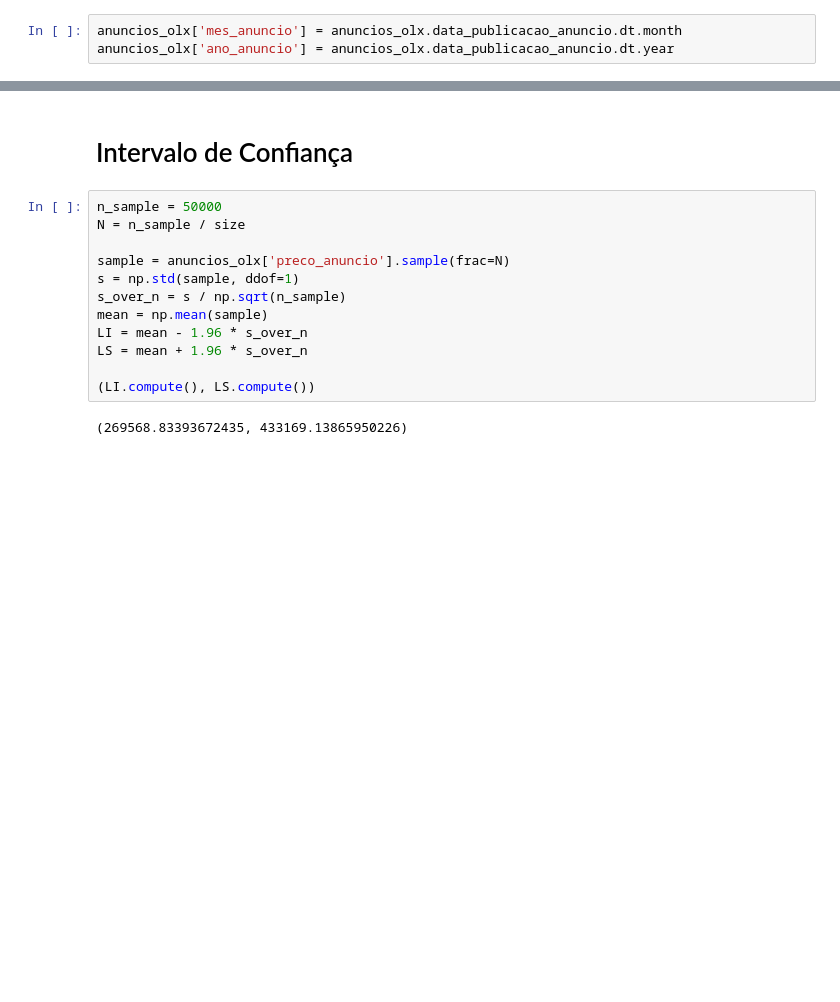
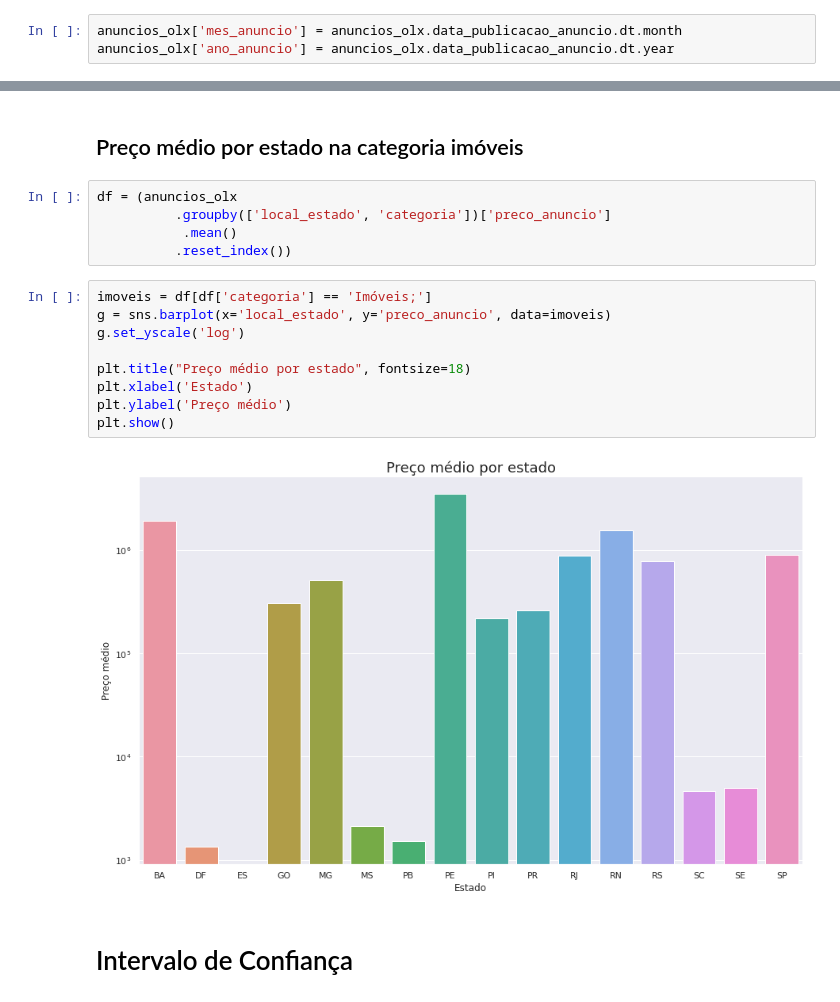
Before and after one commit to mschimieguel/Olx-Data-Analisis, a Jupyter notebook: Exploratory_Analysis.ipynb, the cells around one changed output, grey strips where cells are left out. Saved outputs shown, nothing was run; the diff lists cells and outputs as text; blank space fills up the shorter version.

```diff
--- a/Exploratory_Analysis.ipynb
+++ b/Exploratory_Analysis.ipynb
@@ -139,16 +179,20 @@ plt.show()
+# %% [markdown]
+## Preço médio por estado na categoria imóveis
+# %%
+df = (anuncios_olx
+          .groupby(['local_estado', 'categoria'])['preco_anuncio']
+           .mean()
+          .reset_index())
+# %%
+imoveis = df[df['categoria'] == 'Imóveis;']
+g = sns.barplot(x='local_estado', y='preco_anuncio', data=imoveis)
+g.set_yscale('log')
+
+plt.title("Preço médio por estado", fontsize=18)
+plt.xlabel('Estado')
+plt.ylabel('Preço médio')
+plt.show()
+# %% [output]
+[figure, added]
 # %% [markdown]
 # Intervalo de Confiança
-# %%
-n_sample = 50000
-N = n_sample / size
-
-sample = anuncios_olx['preco_anuncio'].sample(frac=N)
-s = np.std(sample, ddof=1)
-s_over_n = s / np.sqrt(n_sample)
-mean = np.mean(sample)
-LI = mean - 1.96 * s_over_n
-LS = mean + 1.96 * s_over_n
-
-(LI.compute(), LS.compute())
-# %% [output]
-(269568.83393672435, 433169.13865950226)
```
Also changed, not shown: parts of 16 cells of this notebook, 1 other file.
